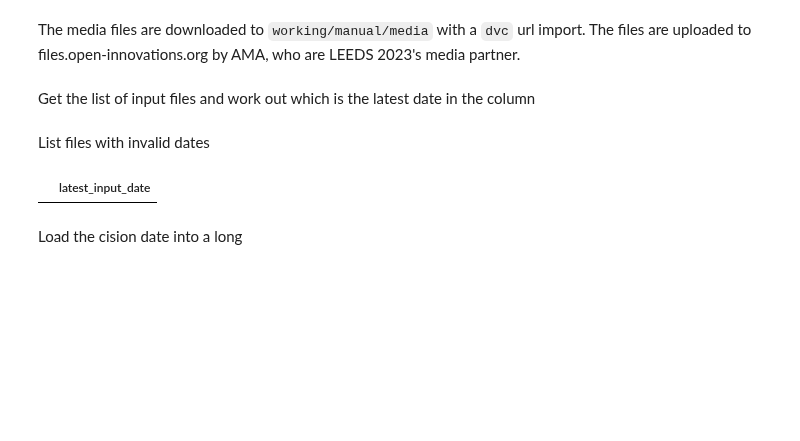
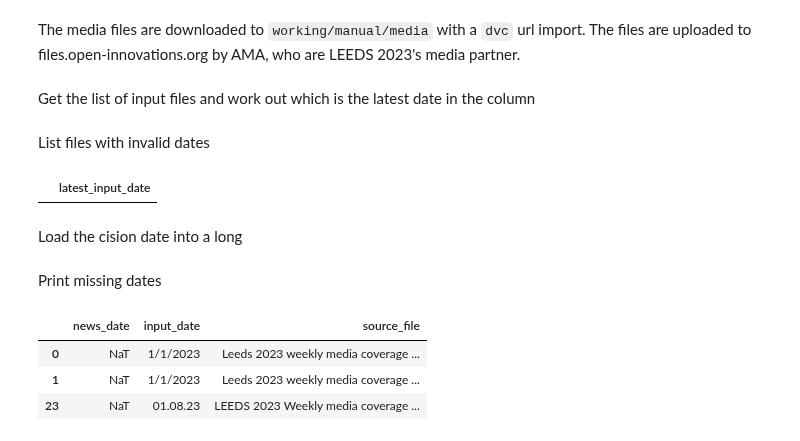
Before and after one commit to open-innovations/leeds-2023, a Jupyter notebook: working/output/media-ingest-cision.ipynb, the cells around one changed output. Drawn from its saved outputs; the diff is of its cells as text; code cells hidden in the pictures; blank space fills up the shorter version.

```diff
--- a/working/output/media-ingest-cision.ipynb
+++ b/working/output/media-ingest-cision.ipynb
@@ -81,6 +81,15 @@ cision_data = pd.concat([
     for f in
     input_files.loc[input_files.notna()].index.to_list()
 ])
+# %% [markdown]
+Print missing dates
+# %%
+cision_data[cision_data.news_date.isna()].loc[:, ['news_date', 'input_date', 'source_file']]
+# %% [output]
+|  | news_date | input_date | source_file |
+| 0 | NaT | 1/1/2023 | Leeds 2023 weekly media coverage ... |
+| 1 | NaT | 1/1/2023 | Leeds 2023 weekly media coverage ... |
+| 23 | NaT | 01.08.23 | LEEDS 2023 Weekly media coverage ... |
 # %%
 CISION_FILE = '../../../data/metrics/media_coverage/combined_cision.csv'
 os.makedirs(os.path.dirname(CISION_FILE), exist_ok=True)
```
Also changed, not shown: parts of 3 cells of this notebook, 44 other files.
